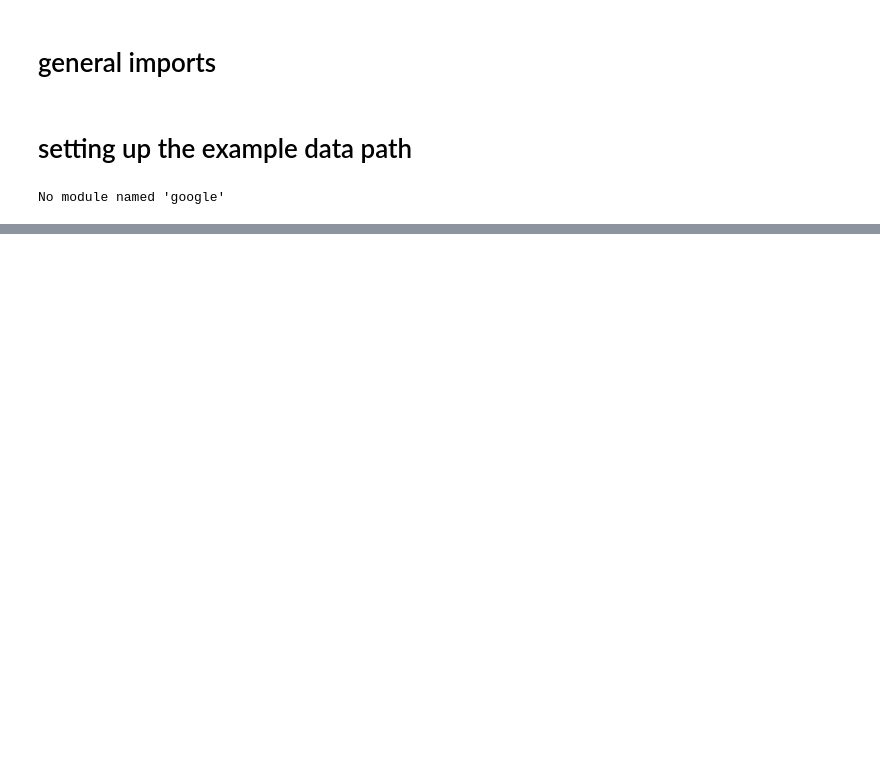
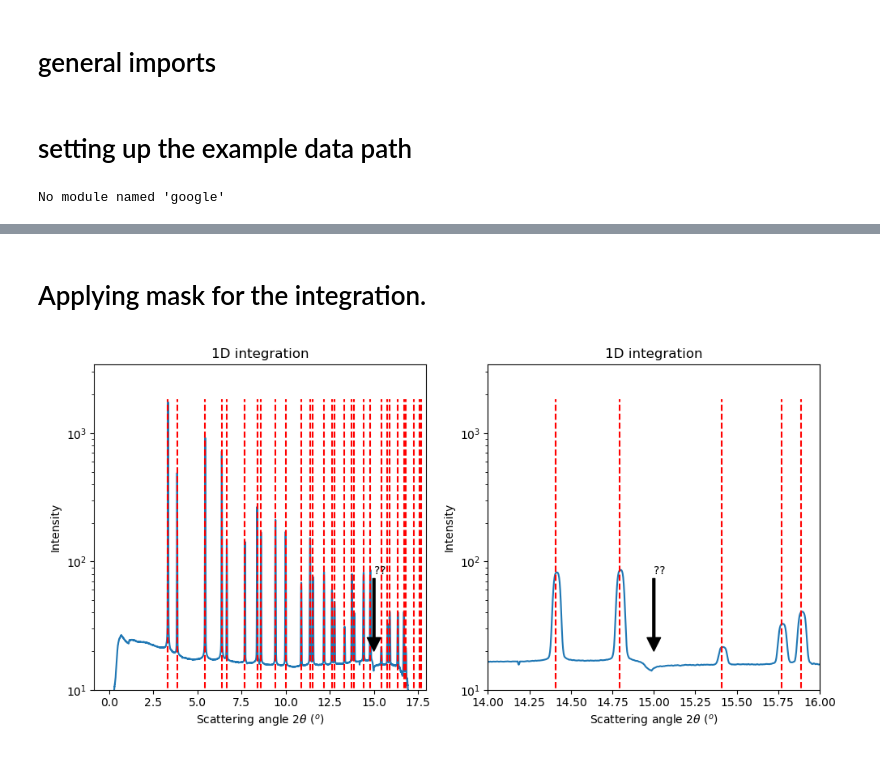
Before and after one commit to pmeshkov/pySULI, a Jupyter notebook: notebooks/002.learn_pyFAI.ipynb, the cells around one changed output, grey strips where cells are left out. Cells and saved outputs as stored; diff of their text form; code cells hidden in the pictures; blank space fills up the shorter version.

```diff
--- a/notebooks/002.learn_pyFAI.ipynb
+++ b/notebooks/002.learn_pyFAI.ipynb
@@ -65,0 +304,25 @@ os.listdir('.')
+# %% [markdown]
+# Applying mask for the integration.
+# %%
+# If you look closely, there are some weird kings in the spectrum.
+# they are coming from detector artefact and we need to mask them.
+
+fig = plt.figure(figsize=(10,5))
+
+
+ax = fig.add_subplot(1,2,1)
+jupyter.plot1d(i1d,calibrant=calibrant,ax=ax);
+ax.set_yscale('log')
+ax.set_ylim(bottom=10)
+ax.annotate('??', xy=(15,20), xytext=(15,80),arrowprops=dict(width=2,facecolor='black'))
+
+ax = fig.add_subplot(1,2,2)
+jupyter.plot1d(i1d,calibrant=calibrant,ax=ax);
+ax.set_yscale('log')
+ax.set_xlim([14,16])
+ax.set_ylim(bottom=10)
+ax.annotate('??', xy=(15,20), xytext=(15,80),arrowprops=dict(width=2,facecolor='black'))
+
+plt.tight_layout()
+# %% [output]
+[figure, added]
```
Also changed, not shown: parts of 25 cells of this notebook, 1 other file.
